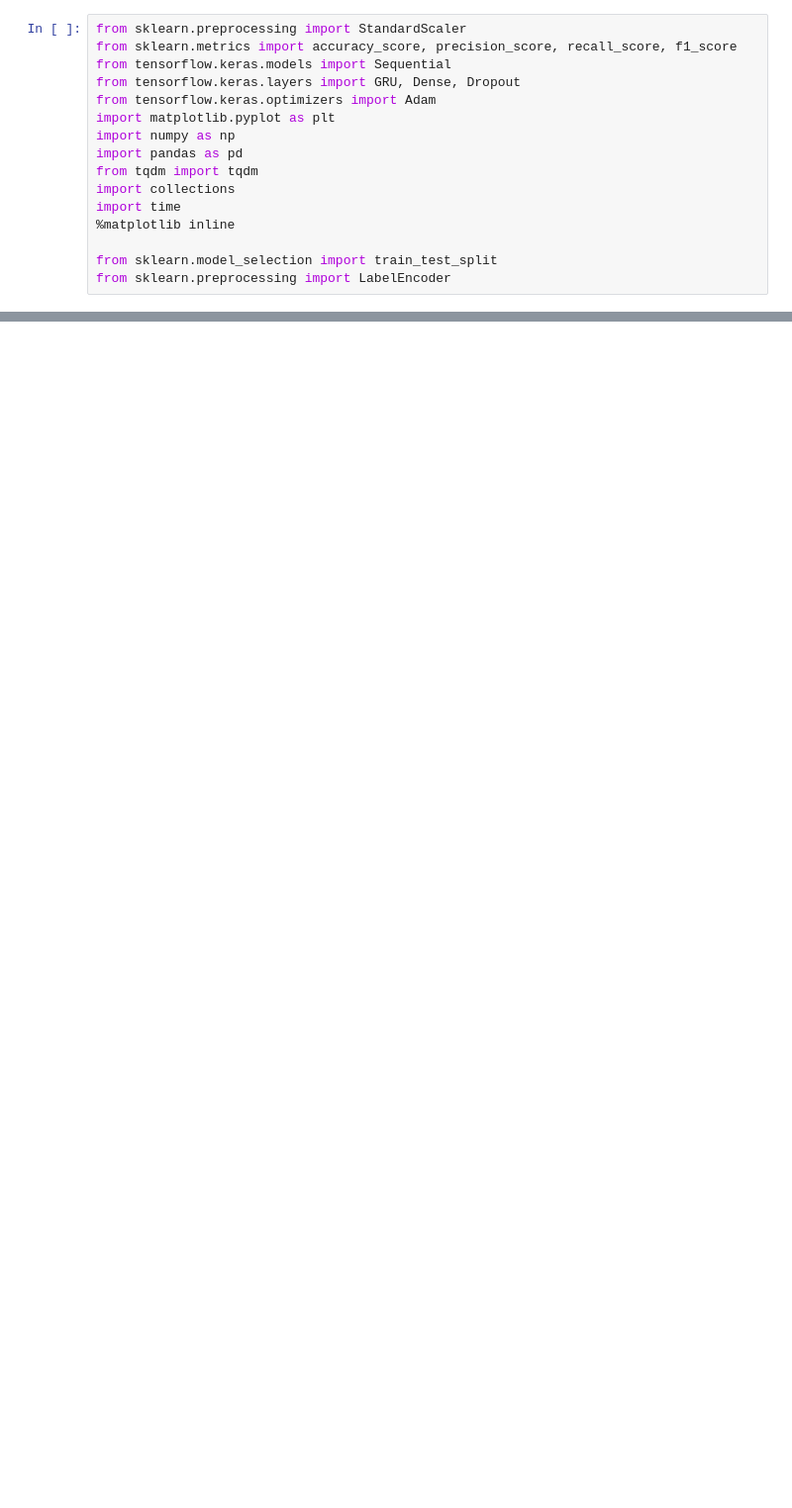
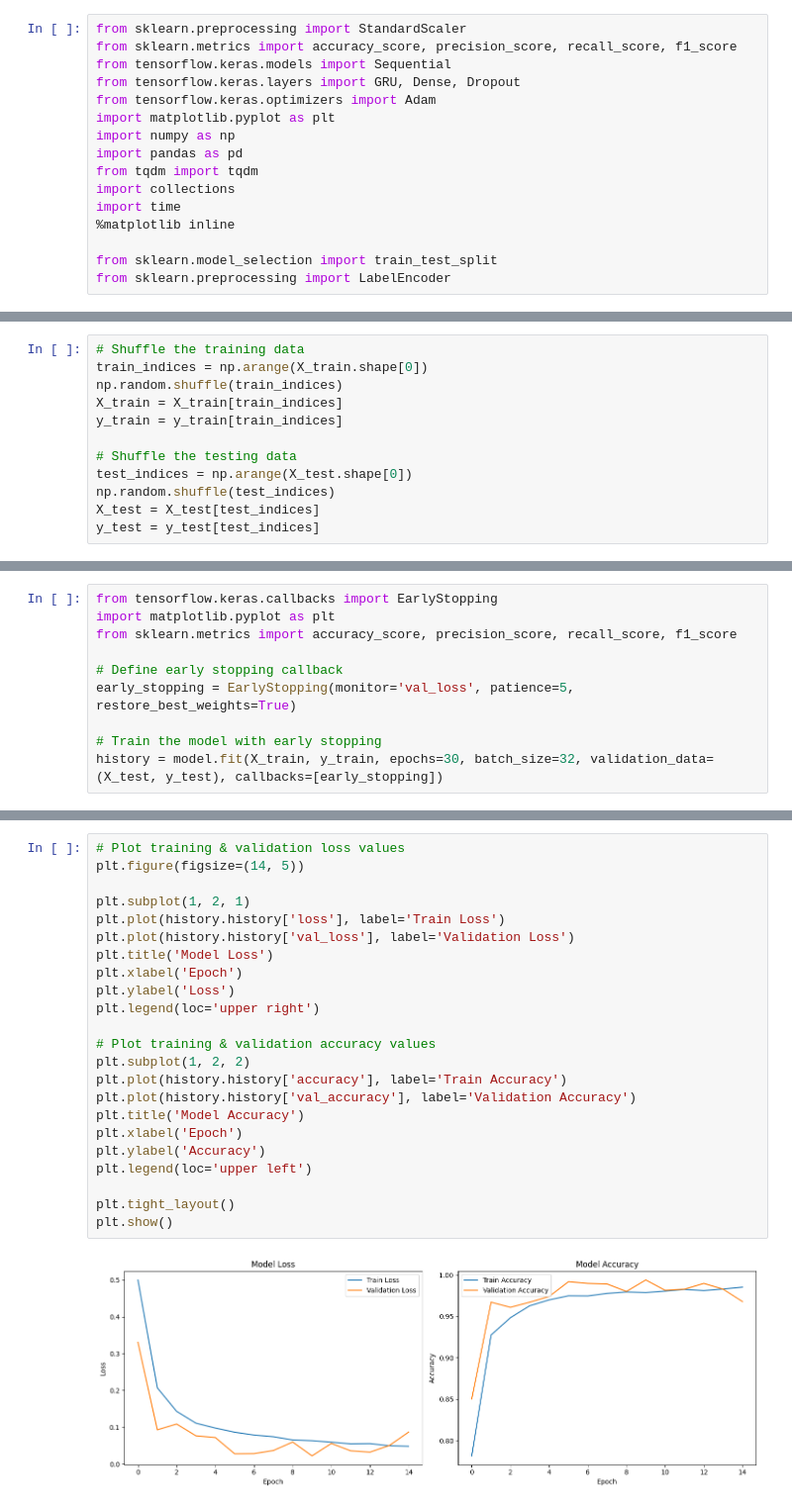
Before and after one commit to ttran15/fall_detection, a Jupyter notebook: GRU.ipynb, the cells around one changed output, grey strips where cells are left out. Shown at 99% size. Drawn from its saved outputs; the diff is of its cells as text; blank space fills up the shorter version.

```diff
--- a/GRU.ipynb
+++ b/GRU.ipynb
@@ -354,0 +79,12 @@ print(precision_score(targets, preds))
+# %%
+# Shuffle the training data
+train_indices = np.arange(X_train.shape[0])
+np.random.shuffle(train_indices)
+X_train = X_train[train_indices]
+y_train = y_train[train_indices]
+
+# Shuffle the testing data
+test_indices = np.arange(X_test.shape[0])
+np.random.shuffle(test_indices)
+X_test = X_test[test_indices]
+y_test = y_test[test_indices]
@@ -354,0 +129,10 @@ print(precision_score(targets, preds))
+# %%
+from tensorflow.keras.callbacks import EarlyStopping
+import matplotlib.pyplot as plt
+from sklearn.metrics import accuracy_score, precision_score, recall_score, f1_score
+
+# Define early stopping callback
+early_stopping = EarlyStopping(monitor='val_loss', patience=5, restore_best_weights=True)
+
+# Train the model with early stopping
+history = model.fit(X_train, y_train, epochs=30, batch_size=32, validation_data=(X_test, y_test), callbacks=[early_stopping])
@@ -354,0 +155,25 @@ print(precision_score(targets, preds))
+# %%
+# Plot training & validation loss values
+plt.figure(figsize=(14, 5))
+
+plt.subplot(1, 2, 1)
+plt.plot(history.history['loss'], label='Train Loss')
+plt.plot(history.history['val_loss'], label='Validation Loss')
+plt.title('Model Loss')
+plt.xlabel('Epoch')
+plt.ylabel('Loss')
+plt.legend(loc='upper right')
+
+# Plot training & validation accuracy values
+plt.subplot(1, 2, 2)
+plt.plot(history.history['accuracy'], label='Train Accuracy')
+plt.plot(history.history['val_accuracy'], label='Validation Accuracy')
+plt.title('Model Accuracy')
+plt.xlabel('Epoch')
+plt.ylabel('Accuracy')
+plt.legend(loc='upper left')
+
+plt.tight_layout()
+plt.show()
+# %% [output]
+[figure, added]
```
Also changed, not shown: parts of 28 cells of this notebook.
